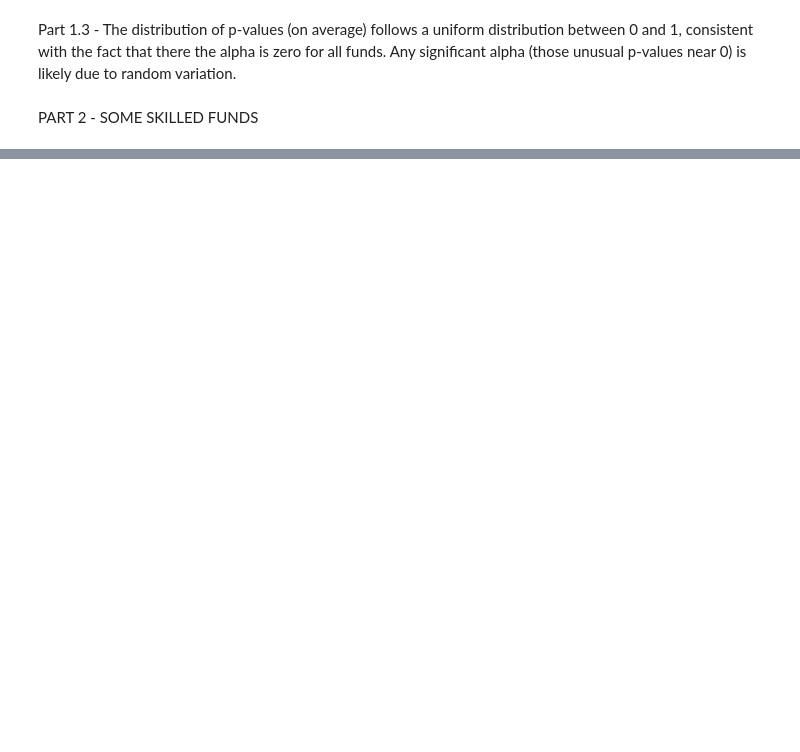
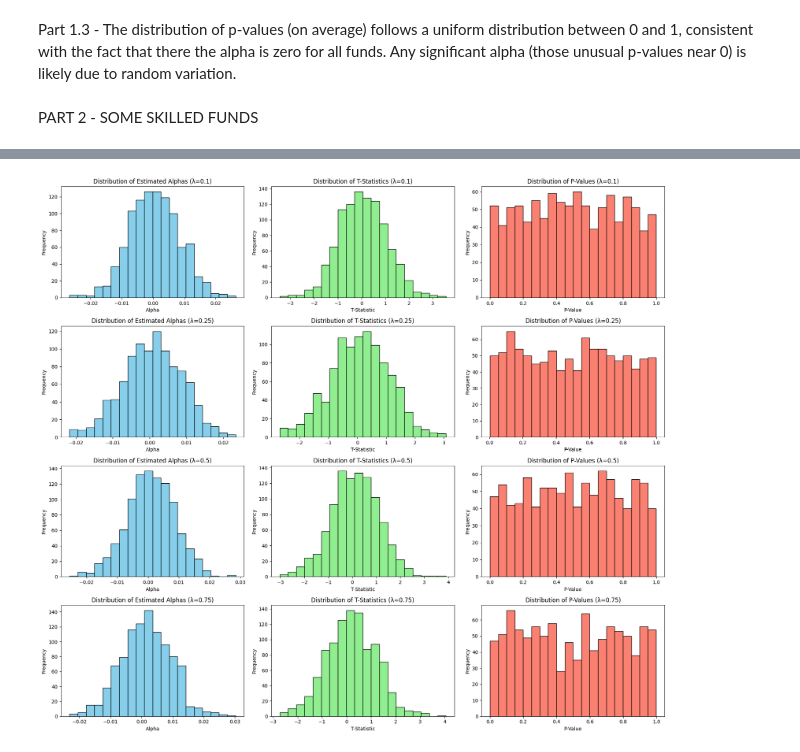
Before and after one commit to lknguyen8/BUSI-525, a Jupyter notebook: Problem Sets/PS1.ipynb, the cells around one changed output, grey strips where cells are left out. Saved outputs shown, nothing was run; the diff lists cells and outputs as text; code cells hidden in the pictures; blank space fills up the shorter version.

```diff
--- a/Problem Sets/PS1.ipynb
+++ b/Problem Sets/PS1.ipynb
@@ -161,5 +81,6 @@ annual_alpha_skilled = 0.025
 monthly_alpha_skilled = annual_alpha_skilled / 12
 
 lambda_values = [0.1, 0.25, 0.5, 0.75]
+simulation_results = {}
 # %%
 def simulate_fund_statistics(lambd):
@@ -242,0 +172,35 @@ for lambd in lambda_values:
+# %%
+def plot_distributions(simulation_results, lambda_values):
+    fig, axes = plt.subplots(len(lambda_values), 3, figsize=(18, 4 * len(lambda_values)))
+
+    for i, lambd in enumerate(lambda_values):
+        # Extracting results for the current lambda value
+        results = simulation_results[lambd]
+        alphas = results['alphas']
+        t_stats = results['t_stats']
+        p_values = results['p_values']
+
+        # Plotting the distribution of estimated alphas
+        axes[i, 0].hist(alphas, bins=20, color='skyblue', edgecolor='black')
+        axes[i, 0].set_title(f'Distribution of Estimated Alphas (λ={lambd})')
+        axes[i, 0].set_xlabel('Alpha')
+        axes[i, 0].set_ylabel('Frequency')
+
+        # Plotting the distribution of t-stats
+        axes[i, 1].hist(t_stats, bins=20, color='lightgreen', edgecolor='black')
+        axes[i, 1].set_title(f'Distribution of T-Statistics (λ={lambd})')
+        axes[i, 1].set_xlabel('T-Statistic')
+        axes[i, 1].set_ylabel('Frequency')
+
+        # Plotting the distribution of p-values
+        axes[i, 2].hist(p_values, bins=20, color='salmon', edgecolor='black')
+        axes[i, 2].set_title(f'Distribution of P-Values (λ={lambd})')
+        axes[i, 2].set_xlabel('P-Value')
+        axes[i, 2].set_ylabel('Frequency')
+
+    plt.tight_layout()
+    plt.show()
+
+plot_distributions(simulation_results, lambda_values)
+# %% [output]
+[figure, added]
```
Also changed, not shown: parts of 12 cells of this notebook.
